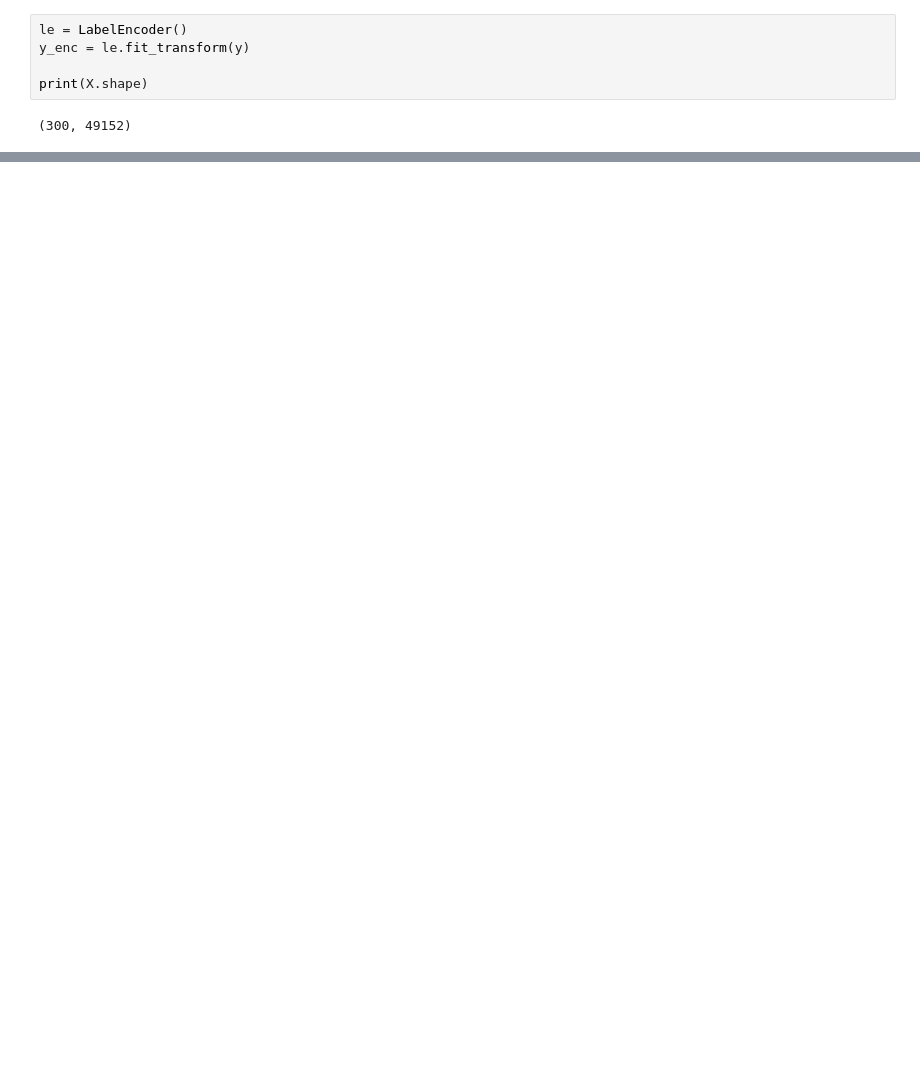
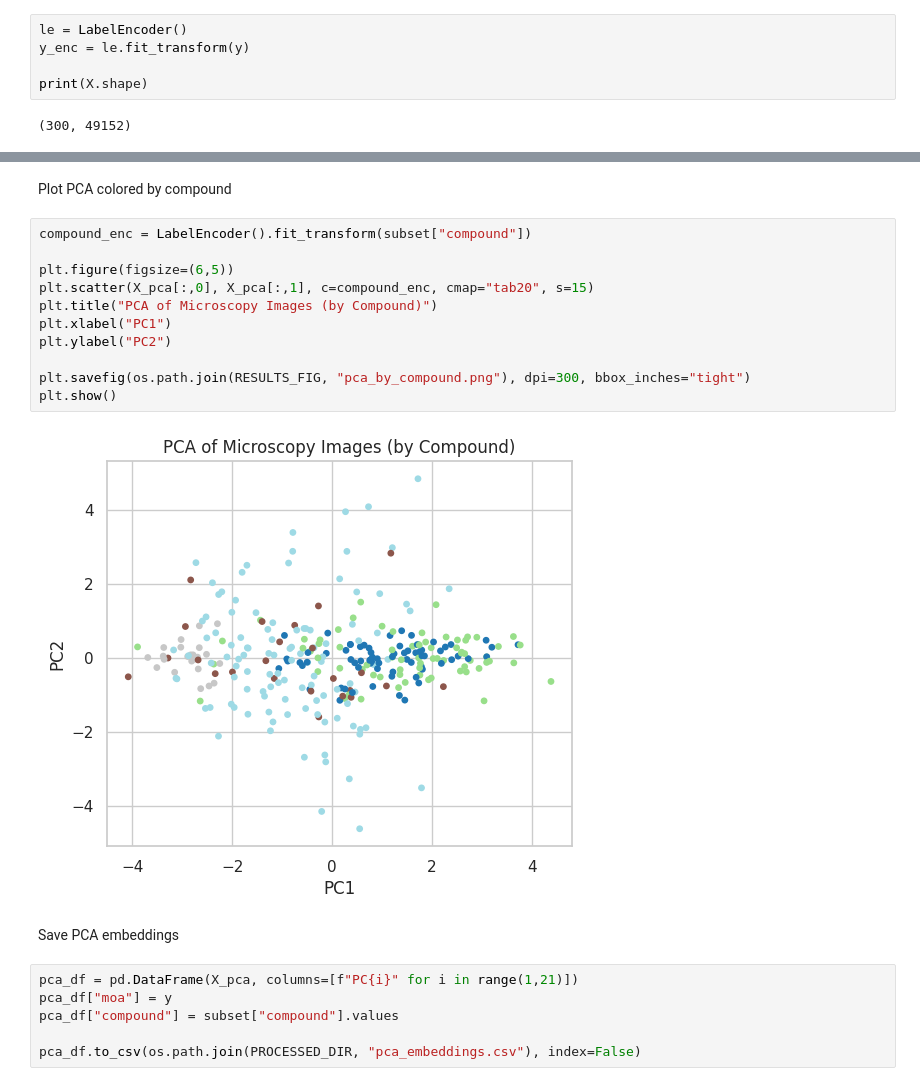
Before and after one commit to saamm/microscopy_self_supervised_learning, a Jupyter notebook: notebooks/4_baseline_pca.ipynb, the cells around one changed output, grey strips where cells are left out. Drawn from its saved outputs; the diff is of its cells as text; blank space fills up the shorter version.

```diff
--- a/notebooks/4_baseline_pca.ipynb
+++ b/notebooks/4_baseline_pca.ipynb
@@ -105,0 +140,23 @@ plt.show()
+# %% [markdown]
+Plot PCA colored by compound
+# %%
+compound_enc = LabelEncoder().fit_transform(subset["compound"])
+
+plt.figure(figsize=(6,5))
+plt.scatter(X_pca[:,0], X_pca[:,1], c=compound_enc, cmap="tab20", s=15)
+plt.title("PCA of Microscopy Images (by Compound)")
+plt.xlabel("PC1")
+plt.ylabel("PC2")
+
+plt.savefig(os.path.join(RESULTS_FIG, "pca_by_compound.png"), dpi=300, bbox_inches="tight")
+plt.show()
+# %% [output]
+[figure, added]
+# %% [markdown]
+Save PCA embeddings
+# %%
+pca_df = pd.DataFrame(X_pca, columns=[f"PC{i}" for i in range(1,21)])
+pca_df["moa"] = y
+pca_df["compound"] = subset["compound"].values
+
+pca_df.to_csv(os.path.join(PROCESSED_DIR, "pca_embeddings.csv"), index=False)
```
Also changed, not shown: parts of 15 cells of this notebook.
